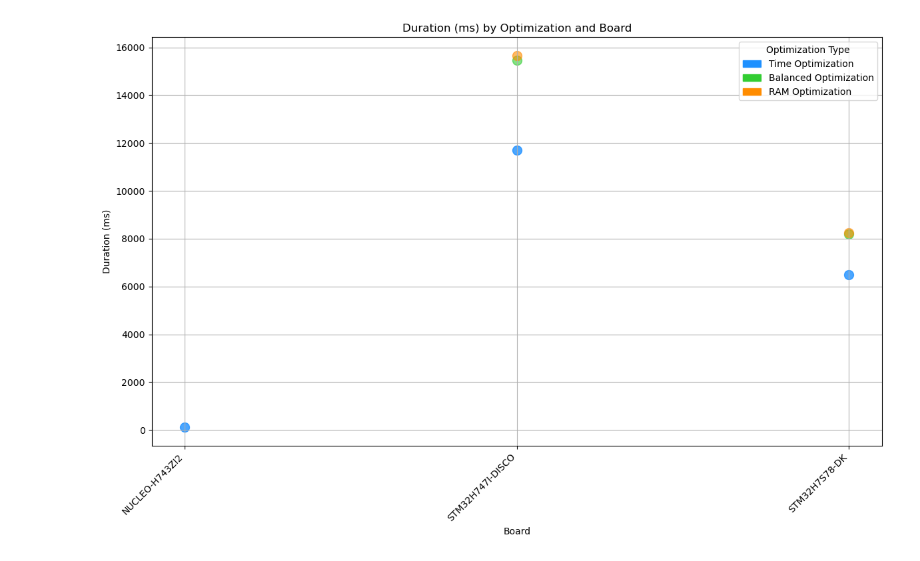
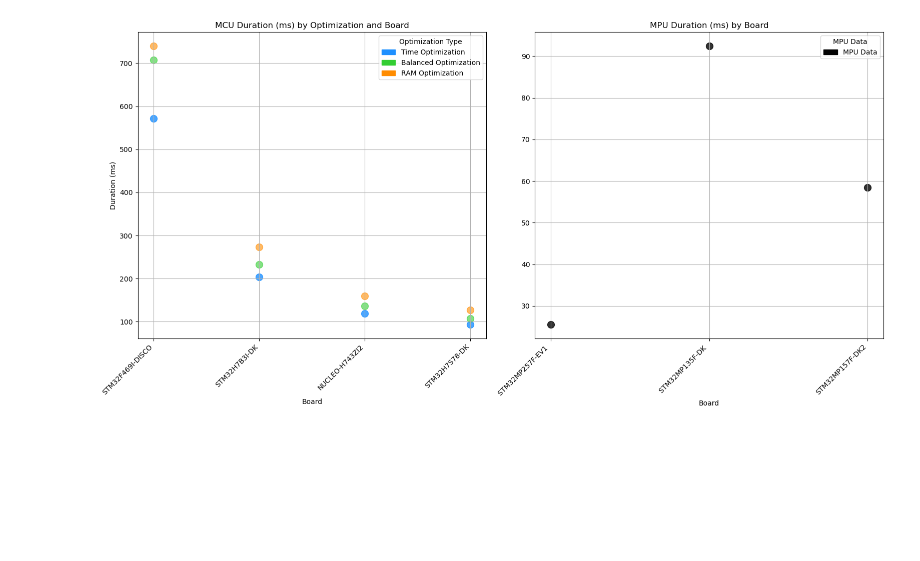
Before and after one commit to HliasGit/ACA_Project, a Jupyter notebook: script/selected_boards.ipynb, the cells around one changed output. Drawn from its saved outputs; the diff is of its cells as text; code cells hidden in the pictures; blank space fills up the shorter version.

```diff
--- a/script/selected_boards.ipynb
+++ b/script/selected_boards.ipynb
@@ -12,48 +1,79 @@ df = df[df['board'].isin(desired_boards)]
 # %%
-# Drop rows with missing 'optimization' values
+import pandas as pd
+import matplotlib.pyplot as plt
+import matplotlib.patches as mpatches
+
+# Load the CSV files into DataFrames
+df = pd.read_csv('../data/mobilenet_v1_0_25_224_tfs_int8_MCU.csv', delimiter=',')
+dfMPU = pd.read_csv('../data/mobilenet_v1_0_25_224_tfs_int8_MPU.csv', delimiter=',')
+
+# Desired boards for each DataFrame
+desired_auto_retrieved = df['board'].unique()
+
+# Filter for only the desired boards
+df = df[df['board'].isin(desired_auto_retrieved)]
+
 df = df.dropna(subset=['optimization'])
 
-# Filter for rows where optimization is 'time'
+dfMPU.sort_values(by='duration_ms')
+
+# Filter for rows where optimization is 'time', 'balanced', and 'ram'
 time_optimization_df = df[df['optimization'] == 'time']
 bal_optimization_df = df[df['optimization'] == 'balanced']
 ram_optimization_df = df[df['optimization'] == 'ram']
 
 # Ensure that data is sorted by board
 time_optimization_df = time_optimization_df.sort_values(by='board')
 bal_optimization_df = bal_optimization_df.sort_values(by='board')
 ram_optimization_df = ram_optimization_df.sort_values(by='board')
 
-# Initialize a plot
-plt.figure(figsize=(12, 8))
+# Create subplots
+fig, (ax1, ax2) = plt.subplots(1, 2, figsize=(16, 8), sharey=False)
 
-# Plot the data
-for board in df['board'].unique():
+# Plot the data from df on the first subplot
+for board in desired_boards_df:
     board_time_data = time_optimization_df[time_optimization_df['board'] == board]
     board_bal_data = bal_optimization_df[bal_optimization_df['board'] == board]
     board_ram_data = ram_optimization_df[ram_optimization_df['board'] == board]
 
     # Plot time optimization with brighter color and larger dots
-    plt.scatter([board] * len(board_time_data), board_time_data['duration_ms'], label=None, color='dodgerblue', alpha=0.8, s=100)
+    ax1.scatter([board] * len(board_time_data), board_time_data['duration_ms'], label=None, color='dodgerblue', alpha=0.8, s=100)
     # Plot balanced optimization with natural color and larger dots
-    plt.scatter([board] * len(board_bal_data), board_bal_data['duration_ms'], label=None, color='limegreen', alpha=0.6, s=100)
+    ax1.scatter([board] * len(board_bal_data), board_bal_data['duration_ms'], label=None, color='limegreen', alpha=0.6, s=100)
     # Plot ram optimization with darker color and larger dots
-    plt.scatter([board] * len(board_ram_data), board_ram_data['duration_ms'], label=None, color='darkorange', alpha=0.6, s=100)
+    ax1.scatter([board] * len(board_ram_data), board_ram_data['duration_ms'], label=None, color='darkorange', alpha=0.6, s=100)
+
+# Plot the data from dfMPU on the second subplot
+for board in dfMPU['board']:
+    board_data = dfMPU[dfMPU['board'] == board]
+    ax2.scatter([board] * len(board_data), board_data['duration_ms'], label=None, color='black', alpha=0.8, s=100)
 
 # Create custom legend patches
 time_patch = mpatches.Patch(color='dodgerblue', label='Time Optimization')
 bal_patch = mpatches.Patch(color='limegreen', label='Balanced Optimization')
 ram_patch = mpatches.Patch(color='darkorange', label='RAM Optimization')
+mpu_patch = mpatches.Patch(color='black', label='MPU Data')
 
-# Add legend with custom legend patches
-plt.legend(handles=[time_patch, bal_patch, ram_patch], title='Optimization Type')
+# Add legends
+ax1.legend(handles=[time_patch, bal_patch, ram_patch], title='Optimization Type')
+ax2.legend(handles=[mpu_patch], title='MPU Data')
 
-# Customize the plot
-plt.title('Duration (ms) by Optimization and Board')
-plt.xlabel('Board')
-plt.ylabel('Duration (ms)')
-plt.xticks(rotation=45, ha='right')  # Rotate board names on x-axis for better readability
-plt.grid(True)
+# Customize the plots
+ax1.set_title('MCU Duration (ms) by Optimization and Board')
+ax1.set_xlabel('Board')
+ax1.set_ylabel('Duration (ms)')
+ax1.set_xticks(range(len(desired_boards_df)))
+ax1.set_xticklabels(desired_boards_df, rotation=45, ha='right')
+ax1.grid(True)
+
+ax2.set_title('MPU Duration (ms) by Board')
+ax2.set_xlabel('Board')
+ax2.set_xticks(range(len(desired_boards_dfMPU)))
+ax2.set_xticklabels(desired_boards_dfMPU, rotation=45, ha='right')
+ax2.grid(True)
+
+
 plt.tight_layout()  # Adjust layout to fit x-axis labels
 plt.show()
 # %% [output]
-[figure, old version]
+[figure, new version]
```
Also changed, not shown: parts of 4 cells of this notebook, 1 other file.
